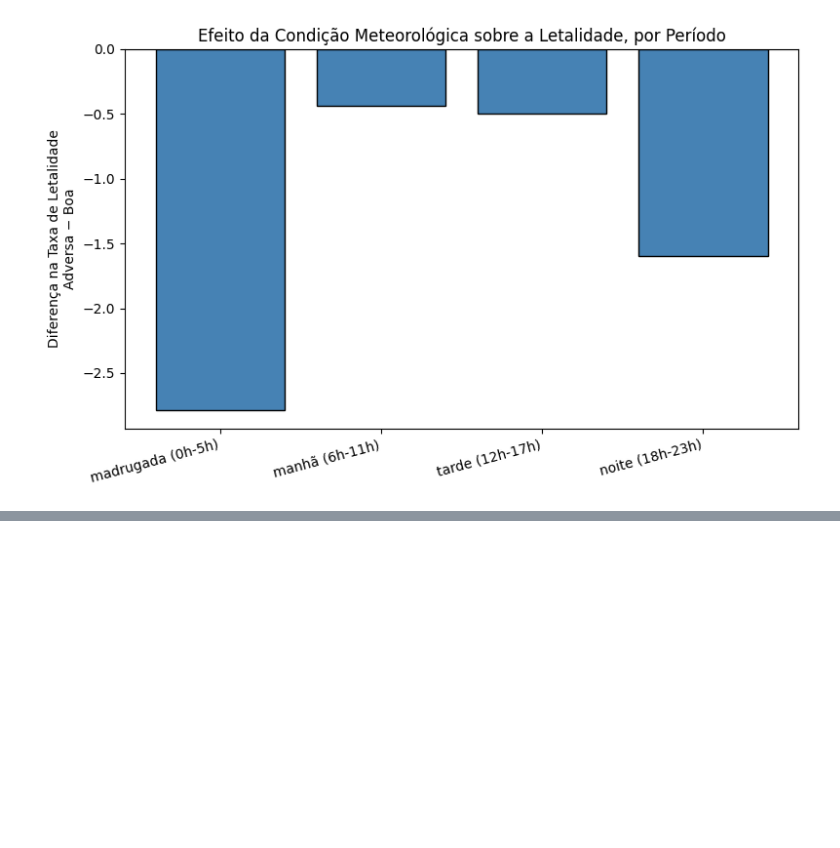
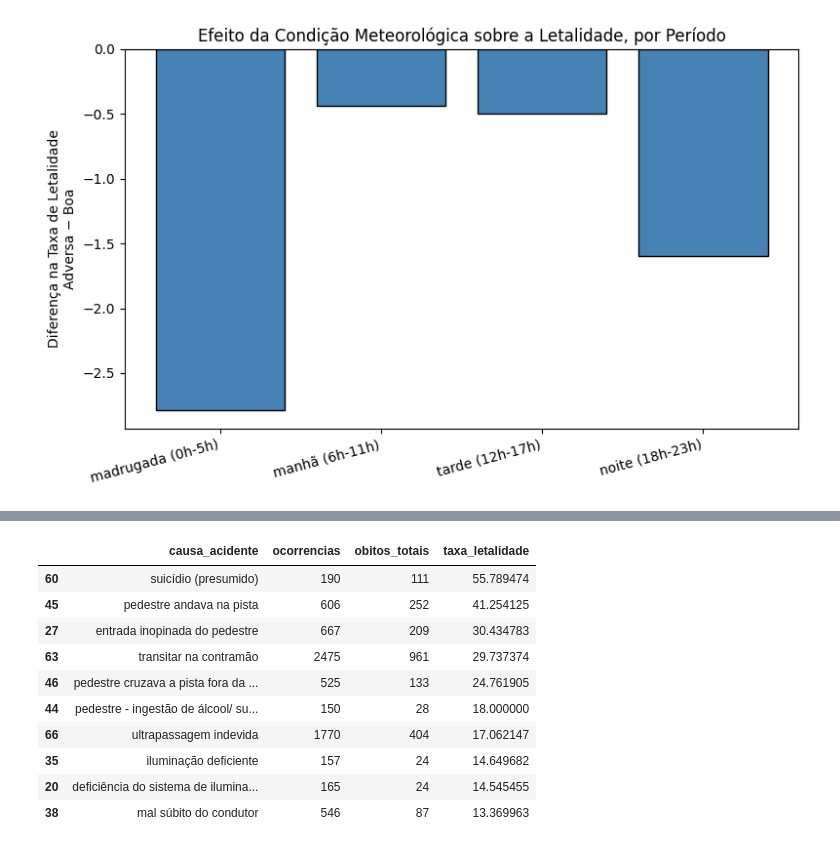
Before and after one commit to luis-fernandoh/projeto_final_ciencia_de_dados, a Jupyter notebook: TP2.ipynb, the cells around one changed output, grey strips where cells are left out. Drawn from its saved outputs; the diff is of its cells as text; code cells hidden in the pictures; blank space fills up the shorter version.

```diff
--- a/TP2.ipynb
+++ b/TP2.ipynb
@@ -360,0 +371,41 @@ plt.show()
+# %%
+# Cópia do dataframe para não afetar df1
+q3 = df1.copy()
+
+# Normalização de strings no campo de causa
+q3["causa_acidente"] = q3["causa_acidente"].str.strip().str.lower()
+
+# Remoção de registros não informados/ignorados
+q3 = q3[~q3["causa_acidente"].isin(["não informado", "ignorado", "outras"])]
+
+# Variável binária: 1 se o acidente teve vítimas fatais, 0 caso contrário
+q3["fatal"] = (q3["classificacao_acidente"] == "com vítimas fatais").astype(int)
+
+# Agrupamento e cálculo de métricas por causa
+resumo_causas = q3.groupby("causa_acidente").agg(
+    ocorrencias=("fatal", "size"),
+    obitos_totais=("mortos", "sum"),
+    taxa_letalidade=("fatal", "mean")
+).reset_index()
+
+# Conversão da taxa de letalidade para percentual
+resumo_causas["taxa_letalidade"] = resumo_causas["taxa_letalidade"] * 100
+
+# Filtro de relevância estatística (mínimo de 100 acidentes registrados)
+MIN_OCORRENCIAS = 100
+causas_filtradas = resumo_causas[resumo_causas["ocorrencias"] >= MIN_OCORRENCIAS].copy()
+
+# Ordenação para inspeção inicial
+causas_filtradas.sort_values(by="taxa_letalidade", ascending=False).head(10)
+# %% [output]
+|  | causa_acidente | ocorrencias | obitos_totais | taxa_letalidade |
+| 60 | suicídio (presumido) | 190 | 111 | 55.789474 |
+| 45 | pedestre andava na pista | 606 | 252 | 41.254125 |
+| 27 | entrada inopinada do pedestre | 667 | 209 | 30.434783 |
+| 63 | transitar na contramão | 2475 | 961 | 29.737374 |
+| 46 | pedestre cruzava a pista fora da ... | 525 | 133 | 24.761905 |
+| 44 | pedestre - ingestão de álcool/ su... | 150 | 28 | 18.000000 |
+| 66 | ultrapassagem indevida | 1770 | 404 | 17.062147 |
+| 35 | iluminação deficiente | 157 | 24 | 14.649682 |
+| 20 | deficiência do sistema de ilumina... | 165 | 24 | 14.545455 |
+| 38 | mal súbito do condutor | 546 | 87 | 13.369963 |
```
Also changed, not shown: parts of 4 cells of this notebook, 1 other file.
